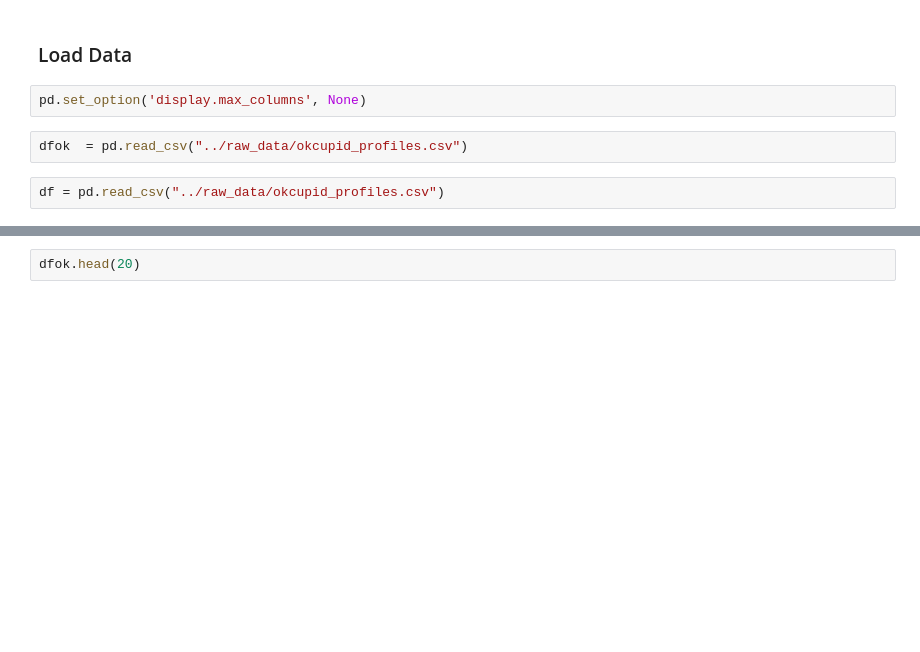
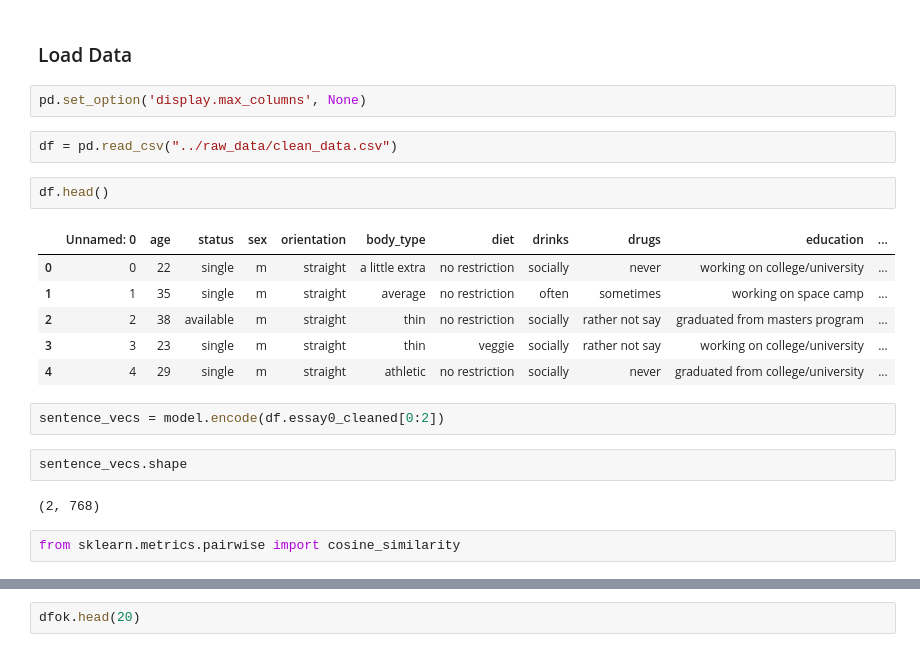
Before and after one commit to rohito/RecommenDate, a Jupyter notebook: notebooks/data-cleaning.ipynb, the cells around one changed output, grey strips where cells are left out. Cells and saved outputs as stored; diff of their text form; blank space fills up the shorter version.

```diff
--- a/notebooks/data-cleaning.ipynb
+++ b/notebooks/data-cleaning.ipynb
@@ -15,7 +21,22 @@ import pandas as pd
 ### Load Data
 # %%
 pd.set_option('display.max_columns', None)
-# %%
-dfok  = pd.read_csv("../raw_data/okcupid_profiles.csv")
 # %%
-df = pd.read_csv("../raw_data/okcupid_profiles.csv")
+df = pd.read_csv("../raw_data/clean_data.csv")
+# %%
+df.head()
+# %% [output]
+|  | Unnamed: 0 | age | status | sex | orientation | body_type | diet | drinks | drugs | education | ... |
+| 0 | 0 | 22 | single | m | straight | a little extra | no restriction | socially | never | working on college/university | ... |
+| 1 | 1 | 35 | single | m | straight | average | no restriction | often | sometimes | working on space camp | ... |
+| 2 | 2 | 38 | available | m | straight | thin | no restriction | socially | rather not say | graduated from masters program | ... |
+| 3 | 3 | 23 | single | m | straight | thin | veggie | socially | rather not say | working on college/university | ... |
+| 4 | 4 | 29 | single | m | straight | athletic | no restriction | socially | never | graduated from college/university | ... |
+# %%
+sentence_vecs = model.encode(df.essay0_cleaned[0:2])
+# %%
+sentence_vecs.shape
+# %% [output]
+(2, 768)
+# %%
+from sklearn.metrics.pairwise import cosine_similarity
```
Also changed, not shown: parts of 6 cells of this notebook.
